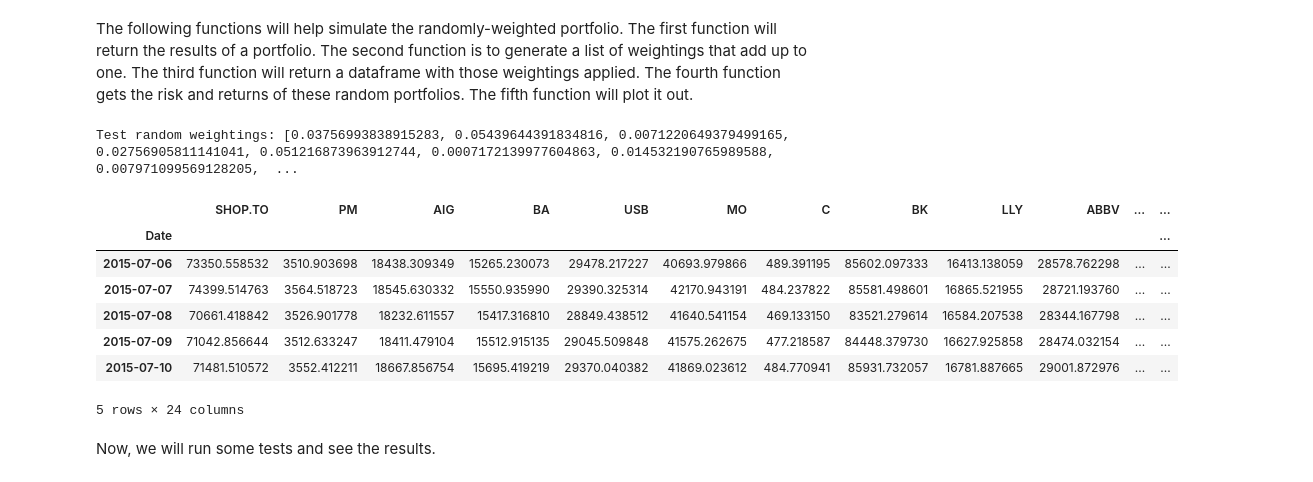
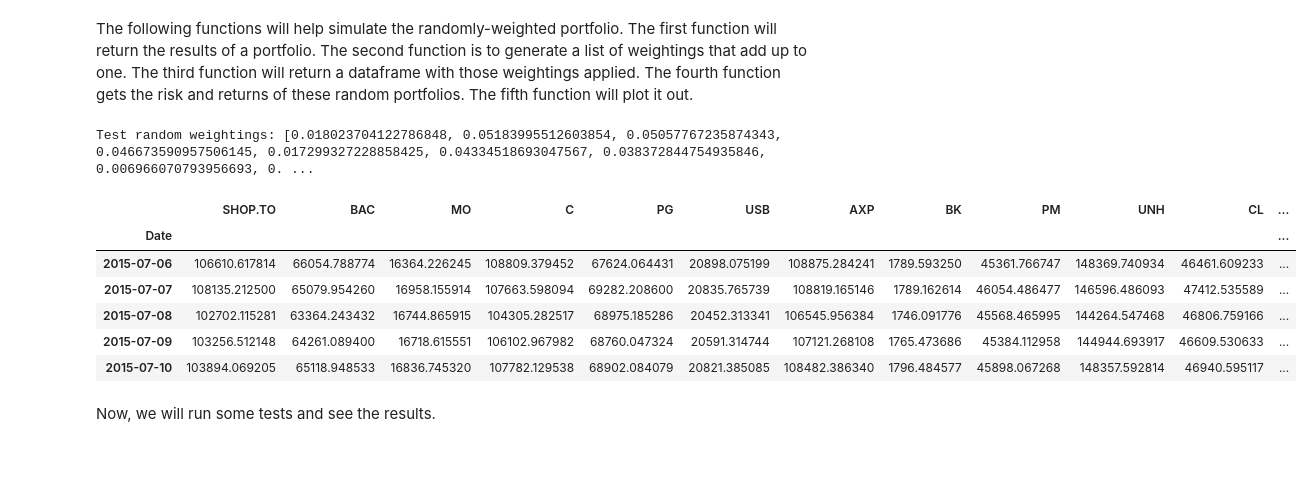
Before and after one commit to JasonLi14/Portfolio-Analyzer, a Jupyter notebook: Team_02_Assignment.ipynb, the cells around one changed output. Saved outputs shown, nothing was run; the diff lists cells and outputs as text; code cells hidden in the pictures.

Commit message:
Add moving averages

```diff
--- a/Team_02_Assignment.ipynb
+++ b/Team_02_Assignment.ipynb
@@ -588,0 +655,13 @@ display(stock_close_prices.head())
+# %%
+amount_top = 15
+top_stocks = moving_averages.iloc[:amount_top].index.values.tolist()
+
+for i in range(amount_top, len(moving_averages)):
+    if moving_averages["difference"].iloc[i] < 0:  # if the difference is still greater than 0
+        break  # No more to see
+    else:
+        top_stocks.append(moving_averages.index[i])
+
+# Then, we add modify the stock close prices list
+stock_close_prices = keep_tickers(stock_close_prices, top_stocks)
+display(stock_close_prices.head())
@@ -634,53 +721,51 @@ def applyWeightings(df: pd.DataFrame, weightings: list, investment: int) -> pd.D
         i = i + 1
     return df
 # Example
-display(applyWeightings(stock_close_prices, getRandomWeightings(len(stock_close_prices.columns)), 1000000).head())
+test_df = stock_close_prices.copy()
+test_df = applyWeightings(test_df, getRandomWeightings(len(test_df.columns)), 1000000)
+display(test_df.head())
 
 
 def simulateRandom(tests: int, stock_data: pd.DataFrame) -> Tuple[list, list, float, float]:
+    test_data = stock_data.copy()
     # Simulates tests amount of tests with random weightings
-    stocks_amount = len(stock_data.columns)
+    stocks_amount = len(test_data.columns)
     results = [[], [], []]
     min_std = 1000  # We want to find the minimum and maximum standard deviations later
     max_std = -1000
     weighting_record = []
     for test in range(tests):  # simulate a set amount of tests
         weightings = getRandomWeightings(stocks_amount, 0.03)
-        weighted_df = applyWeightings(stock_data, weightings, 1000000)  # Find df with weightings
+        weighted_df = applyWeightings(test_data, weightings, 1000000)  # Find df with weightings
         avg_return, std = getPortfolioResults(weighted_df)  # Find metrics for performance
         results[0].append(avg_return)
         results[1].append(std)
-        # Annualize Sharpe Ratio  as it is commonly meausred annualy, and
-        # we have daily data. The standard deviation does not increase
-        # at the same rate as the returns (instead, if the returns increase
-        # by x times, then the standard deviation icnreases by sqrt(x) times).
         results[2].append(avg_return / std * (252 ** 0.5))
         min_std = min(std, min_std)
         max_std = max(std, max_std)
         weighting_record.append(weightings)
     return results, weighting_record, min_std, max_std
 
 
 def plotSimulation(results: list):
     x = results[1]  # Get the risk/standard deviation
     y = results[0]  # Get the return
     colors = results[2]  # Use Sharpe Ratio to determine color
     plt.scatter(x, y, c=colors, cmap='summer')
     plt.title("Graph of Various Weightings with the Portfolio")
     plt.xlabel("Standard Deviation")
     plt.xticks(rotation=60)
     plt.ylabel("Average Daily Returns")
     plt.colorbar(label="Sharpe Ratio")
 # %% [output]
-Test random weightings: [0.03756993838915283, 0.05439644391834816, 0.0071220649379499165, 0.02756905811141041, 0.051216873963912744, 0.0007172139977604863, 0.014532190765989588, 0.007971099569128205,  ...
+Test random weightings: [0.018023704122786848, 0.05183995512603854, 0.05057767235874343, 0.046673590957506145, 0.017299327228858425, 0.04334518693047567, 0.038372844754935846, 0.006966070793956693, 0. ...
-|  | SHOP.TO | PM | AIG | BA | USB | MO | C | BK | LLY | ABBV | ... | ... |
+|  | SHOP.TO | BAC | MO | C | PG | USB | AXP | BK | PM | UNH | CL | ... |
 | Date |  |  |  |  |  |  |  |  |  |  |  | ... |
-| 2015-07-06 | 73350.558532 | 3510.903698 | 18438.309349 | 15265.230073 | 29478.217227 | 40693.979866 | 489.391195 | 85602.097333 | 16413.138059 | 28578.762298 | ... | ... |
-| 2015-07-07 | 74399.514763 | 3564.518723 | 18545.630332 | 15550.935990 | 29390.325314 | 42170.943191 | 484.237822 | 85581.498601 | 16865.521955 | 28721.193760 | ... | ... |
-| 2015-07-08 | 70661.418842 | 3526.901778 | 18232.611557 | 15417.316810 | 28849.438512 | 41640.541154 | 469.133150 | 83521.279614 | 16584.207538 | 28344.167798 | ... | ... |
-| 2015-07-09 | 71042.856644 | 3512.633247 | 18411.479104 | 15512.915135 | 29045.509848 | 41575.262675 | 477.218587 | 84448.379730 | 16627.925858 | 28474.032154 | ... | ... |
-| 2015-07-10 | 71481.510572 | 3552.412211 | 18667.856754 | 15695.419219 | 29370.040382 | 41869.023612 | 484.770941 | 85931.732057 | 16781.887665 | 29001.872976 | ... | ... |
+| 2015-07-06 | 106610.617814 | 66054.788774 | 16364.226245 | 108809.379452 | 67624.064431 | 20898.075199 | 108875.284241 | 1789.593250 | 45361.766747 | 148369.740934 | 46461.609233 | ... |
+| 2015-07-07 | 108135.212500 | 65079.954260 | 16958.155914 | 107663.598094 | 69282.208600 | 20835.765739 | 108819.165146 | 1789.162614 | 46054.486477 | 146596.486093 | 47412.535589 | ... |
+| 2015-07-08 | 102702.115281 | 63364.243432 | 16744.865915 | 104305.282517 | 68975.185286 | 20452.313341 | 106545.956384 | 1746.091776 | 45568.465995 | 144264.547468 | 46806.759166 | ... |
+| 2015-07-09 | 103256.512148 | 64261.089400 | 16718.615551 | 106102.967982 | 68760.047324 | 20591.314744 | 107121.268108 | 1765.473686 | 45384.112958 | 144944.693917 | 46609.530633 | ... |
+| 2015-07-10 | 103894.069205 | 65118.948533 | 16836.745320 | 107782.129538 | 68902.084079 | 20821.385085 | 108482.386340 | 1796.484577 | 45898.067268 | 148357.592814 | 46940.595117 | ... |
-5 rows × 24 columns
 # %% [markdown]
 Now, we will run some tests and see the results.
 # %%
```
Also changed, not shown: parts of 16 cells of this notebook, 1 other file.
